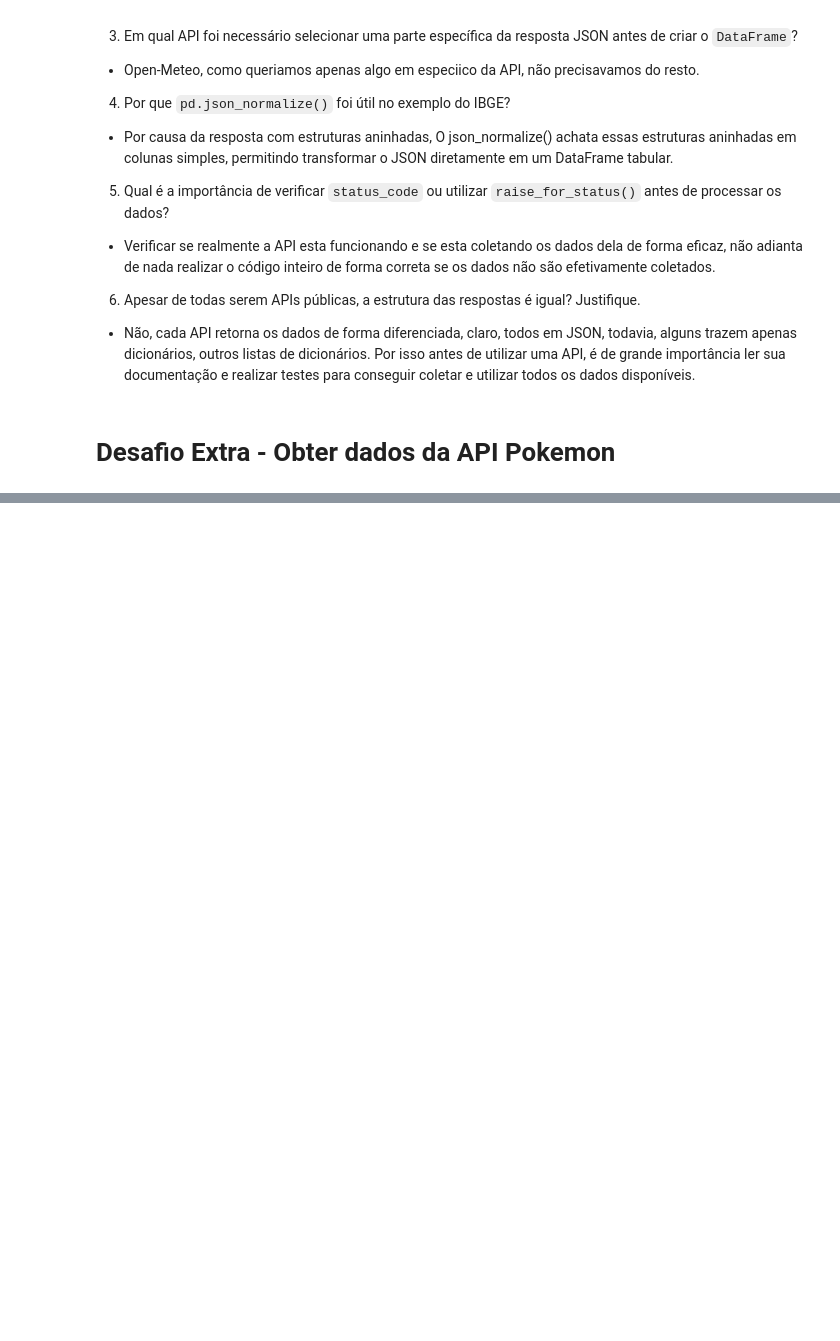
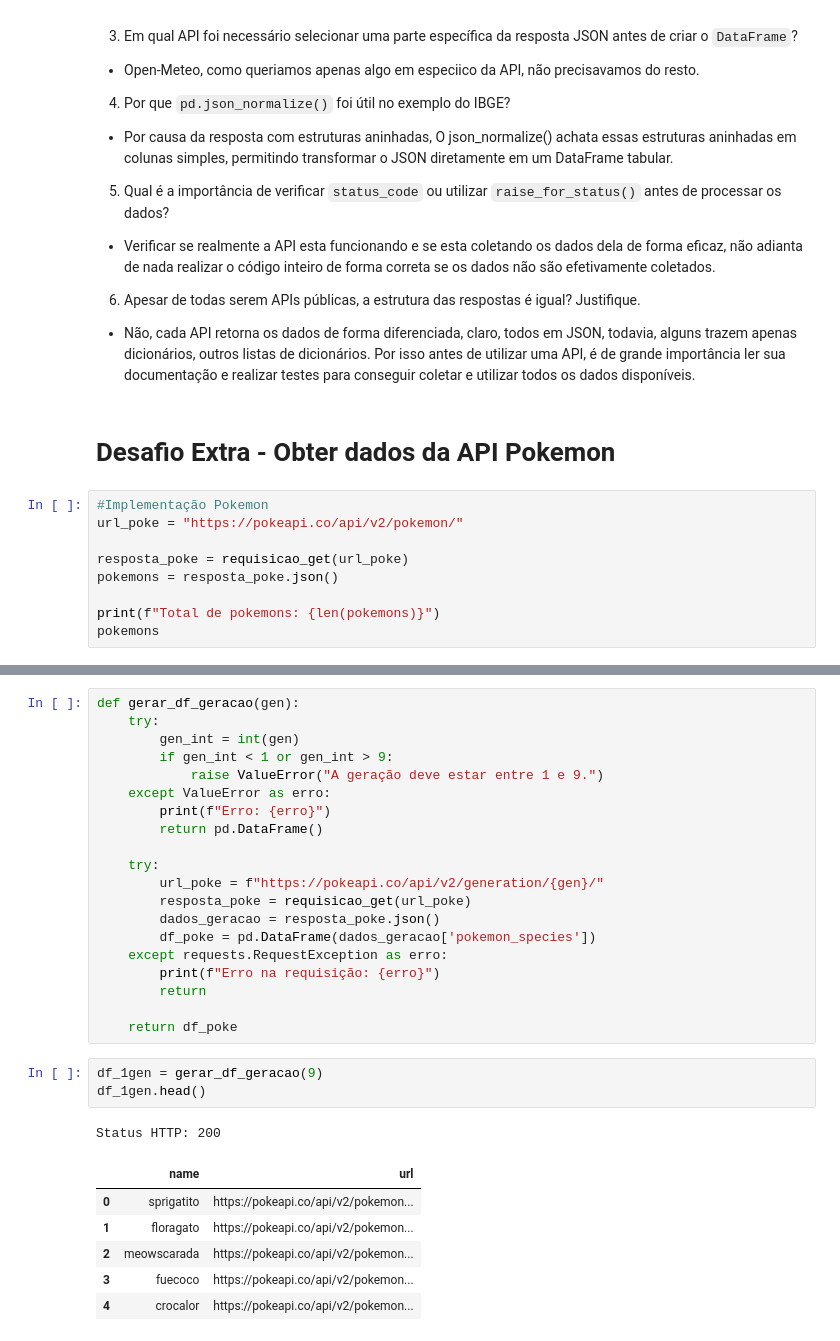
Before and after one commit to VictorLapaDev/Faculdade, a Jupyter notebook: 2-Semestre/2 Feira - Linguagens Aplicadas a Banco de Dados/26.08.31/5_Consumo_de_APIs_parte1.ipynb, the cells around one changed output, grey strips where cells are left out. Saved outputs shown, nothing was run; the diff lists cells and outputs as text; blank space fills up the shorter version.

```diff
--- a/2-Semestre/2 Feira - Linguagens Aplicadas a Banco de Dados/26.08.31/5_Consumo_de_APIs_parte1.ipynb
+++ b/2-Semestre/2 Feira - Linguagens Aplicadas a Banco de Dados/26.08.31/5_Consumo_de_APIs_parte1.ipynb
@@ -1235,3 +1235,12 @@ Após executar as três consultas, responda:
 * Não, cada API retorna os dados de forma diferenciada, claro, todos em JSON, todavia, alguns trazem apenas dicionários, outros listas de dicionários. Por isso antes de utilizar uma API, é de grande importância ler sua documentação e realizar testes para conseguir coletar e utilizar todos os dados disponíveis.
 # %% [markdown]
 # Desafio Extra - Obter dados da API Pokemon
+# %%
+#Implementação Pokemon
+url_poke = "https://pokeapi.co/api/v2/pokemon/"
+
+resposta_poke = requisicao_get(url_poke)
+pokemons = resposta_poke.json()
+
+print(f"Total de pokemons: {len(pokemons)}")
+pokemons
@@ -1237,0 +1267,31 @@ Após executar as três consultas, responda:
+# %%
+def gerar_df_geracao(gen):
+    try:
+        gen_int = int(gen)
+        if gen_int < 1 or gen_int > 9:
+            raise ValueError("A geração deve estar entre 1 e 9.")
+    except ValueError as erro:
+        print(f"Erro: {erro}")
+        return pd.DataFrame()
+
+    try:
+        url_poke = f"https://pokeapi.co/api/v2/generation/{gen}/"
+        resposta_poke = requisicao_get(url_poke)
+        dados_geracao = resposta_poke.json()
+        df_poke = pd.DataFrame(dados_geracao['pokemon_species'])
+    except requests.RequestException as erro:
+        print(f"Erro na requisição: {erro}")
+        return
+
+    return df_poke
+# %%
+df_1gen = gerar_df_geracao(9)
+df_1gen.head()
+# %% [output]
+Status HTTP: 200
+|  | name | url |
+| 0 | sprigatito | https://pokeapi.co/api/v2/pokemon... |
+| 1 | floragato | https://pokeapi.co/api/v2/pokemon... |
+| 2 | meowscarada | https://pokeapi.co/api/v2/pokemon... |
+| 3 | fuecoco | https://pokeapi.co/api/v2/pokemon... |
+| 4 | crocalor | https://pokeapi.co/api/v2/pokemon... |
```
Also changed, not shown: parts of 5 cells of this notebook.
